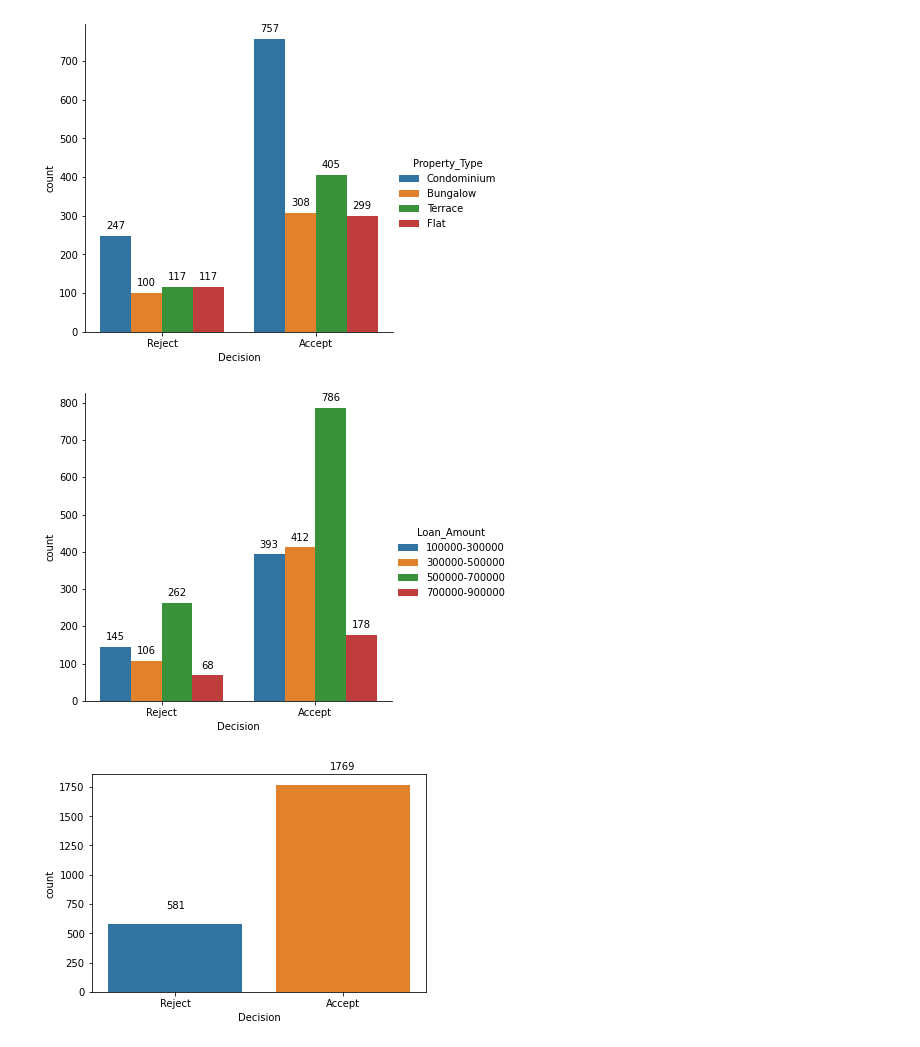
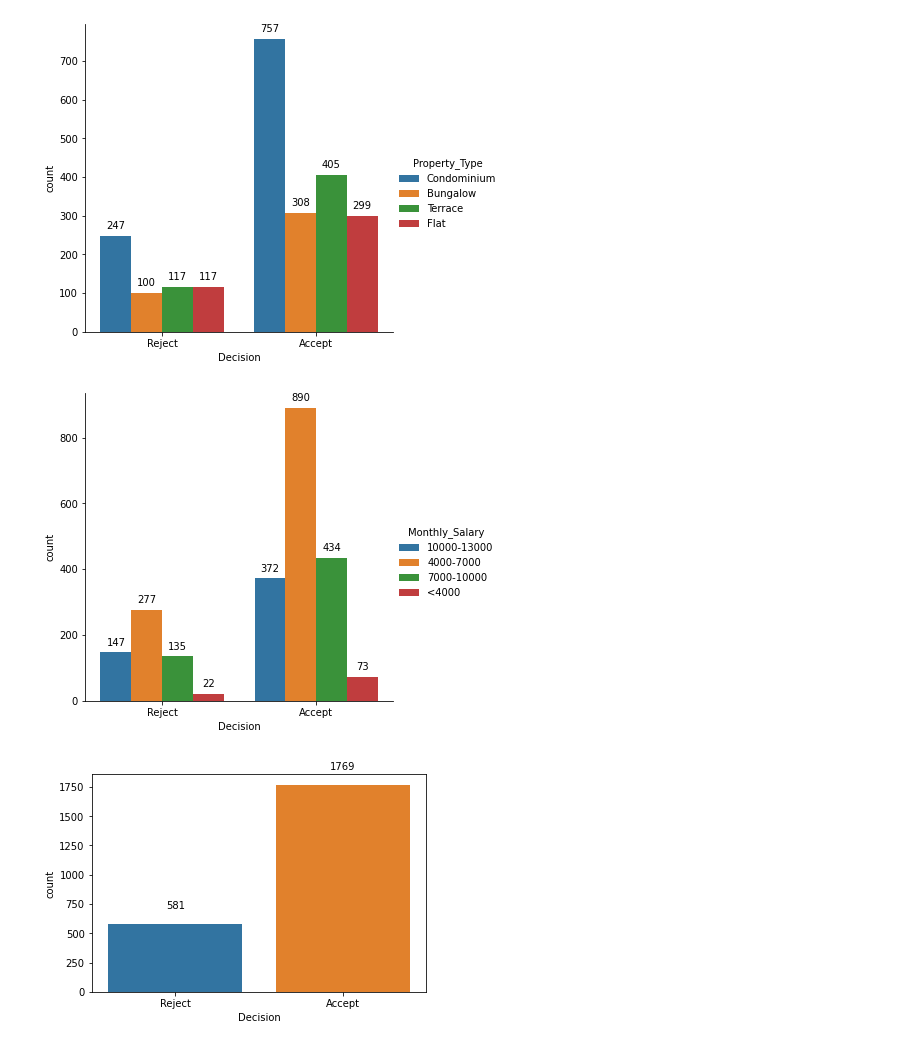
Before and after one commit to wkyg/DataMining, a Jupyter notebook: Project/Project.ipynb, the cells around one changed output. Cells and saved outputs as stored; diff of their text form; code cells hidden in the pictures.

```diff
--- a/Project/Project.ipynb
+++ b/Project/Project.ipynb
@@ -56,7 +56,6 @@ df.head()
 # Duplicate the dataframe first
 df1 = df.copy()
 #drop column ...
-df1.drop(df1.iloc[:,10:11], inplace=True, axis=1)
 df1.head()
 # %% [output]
 |  | Credit_Card_Exceed_Months | Employment_Type | Loan_Amount | Loan_Tenure_Year | More_Than_One_Products | ... |
@@ -266,14 +267,14 @@ plt.savefig('bSMOTE_dcs_property')
 [figure]
 # %%
 # Count the number of customers by Decision and Loan_Amount
-g = sns.catplot(x="Decision", hue="Loan_Amount", kind="count", data=df2)
+g = sns.catplot(x="Decision", hue="Monthly_Salary", kind="count", data=df2)
 
 ax = g.facet_axis(0,0)
 for p in ax.patches:
     ax.annotate(format(p.get_height(), '.0f'), (p.get_x() + p.get_width() / 2., p.get_height()), ha = 'center', va = 'center', xytext = (0, 10), textcoords = 'offset points')
 plt.savefig('bSMOTE_dcs_loan_amount')
 # %% [output]
-[figure, old version]
+[figure, new version]
 # %%
 # what is the decision made by the bank the most frequent?
 b = sns.countplot(x='Decision', data = df2)
```
Also changed, not shown: parts of 10 cells of this notebook, 14 other files.
